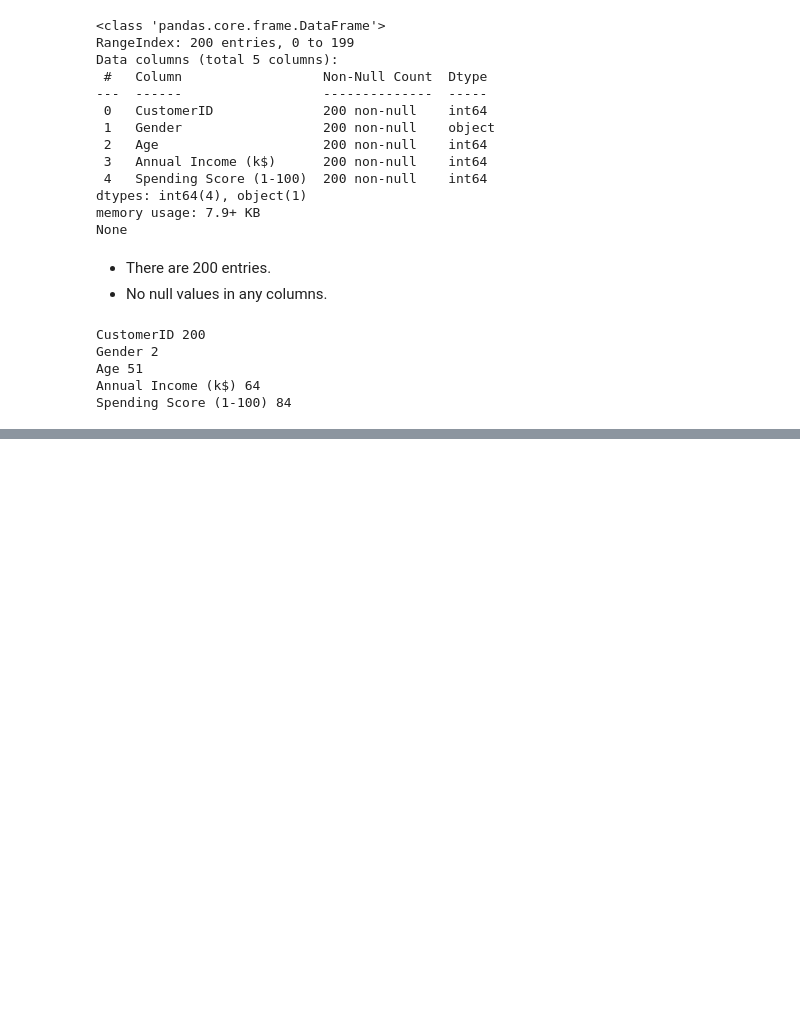
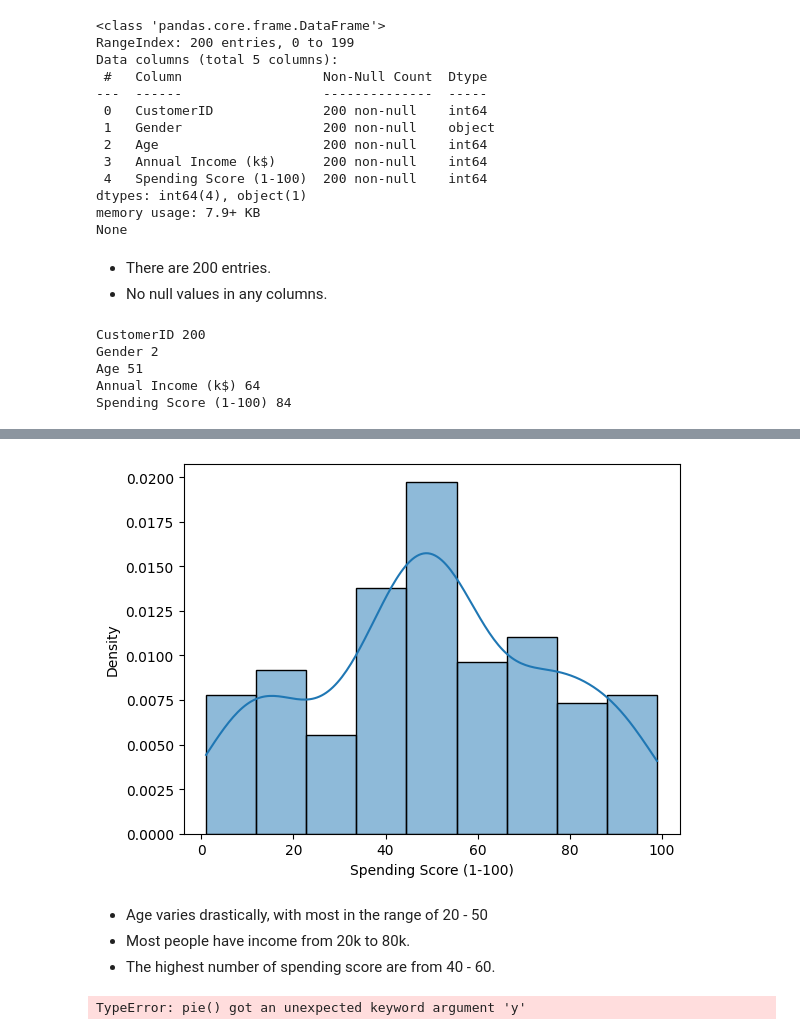
Before and after one commit to gordonnguyen/data-science-1, a Jupyter notebook: hw4/hw4.ipynb, the cells around one changed output, grey strips where cells are left out. Saved outputs shown, nothing was run; the diff lists cells and outputs as text; code cells hidden in the pictures; blank space fills up the shorter version.

```diff
--- a/hw4/hw4.ipynb
+++ b/hw4/hw4.ipynb
@@ -46,0 +59,13 @@ Spending Score (1-100) 84
+# %%
+sns.histplot(x=df['Spending Score (1-100)'], kde=True, stat='density')
+plt.show()
+# %% [output]
+[figure, added]
+# %% [markdown]
+- Age varies drastically, with most in the range of 20 - 50
+- Most people have income from 20k to 80k.
+- The highest number of spending score are from 40 - 60.
+# %%
+plt.pie(y=df['Gender'].count(), autopct='%1.1f%%',)
+# %% [output]
+TypeError: pie() got an unexpected keyword argument 'y'
```
Also changed, not shown: parts of 3 cells of this notebook.
